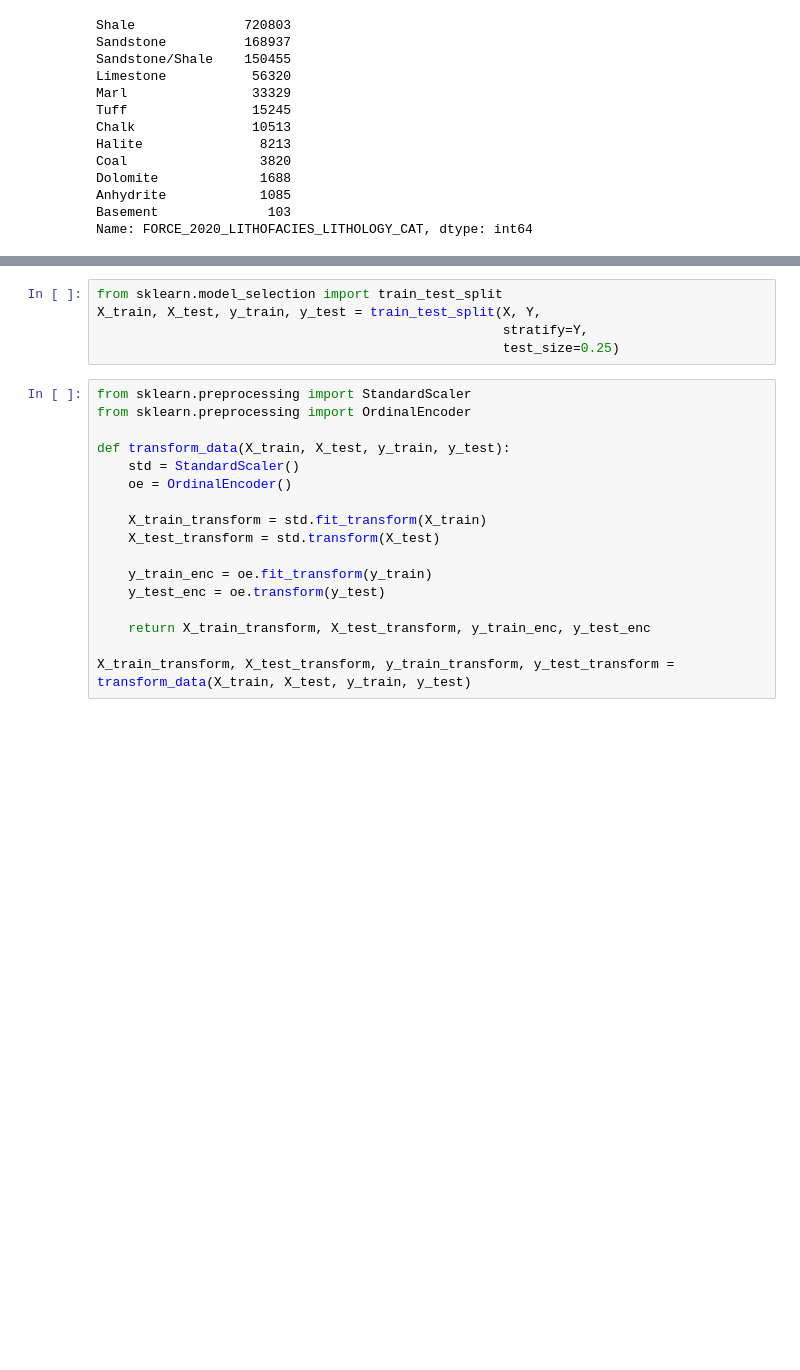
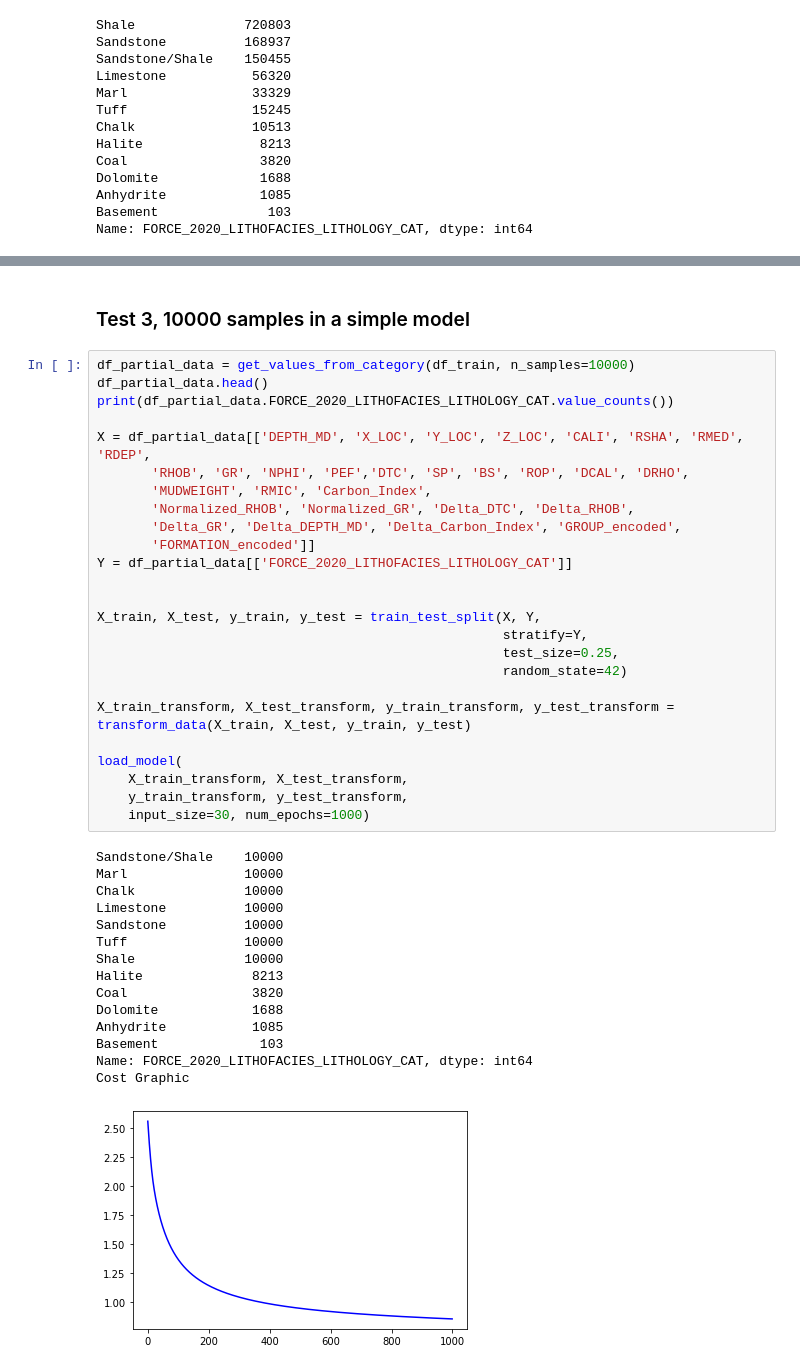
Before and after one commit to leonardoFiedler/neural-network-geoscience, a Jupyter notebook: First_Architecture.ipynb, the cells around one changed output, grey strips where cells are left out. Cells and saved outputs as stored; diff of their text form; blank space fills up the shorter version.

```diff
--- a/First_Architecture.ipynb
+++ b/First_Architecture.ipynb
@@ -128,23 +469,44 @@ Y = df_partial_data[['FORCE_2020_LITHOFACIES_LITHOLOGY_CAT']]
-# %%
-from sklearn.model_selection import train_test_split
-X_train, X_test, y_train, y_test = train_test_split(X, Y,
-                                                    stratify=Y,
-                                                    test_size=0.25)
-# %%
-from sklearn.preprocessing import StandardScaler
-from sklearn.preprocessing import OrdinalEncoder
-
-def transform_data(X_train, X_test, y_train, y_test):
-    std = StandardScaler()
-    oe = OrdinalEncoder()
-
-    X_train_transform = std.fit_transform(X_train)
-    X_test_transform = std.transform(X_test)
-
-    y_train_enc = oe.fit_transform(y_train)
-    y_test_enc = oe.transform(y_test)
-
-    return X_train_transform, X_test_transform, y_train_enc, y_test_enc
-
-X_train_transform, X_test_transform, y_train_transform, y_test_transform = transform_data(X_train, X_test, y_train, y_test)
+# %% [markdown]
+### Test 3, 10000 samples in a simple model
+# %%
+df_partial_data = get_values_from_category(df_train, n_samples=10000)
+df_partial_data.head()
+print(df_partial_data.FORCE_2020_LITHOFACIES_LITHOLOGY_CAT.value_counts())
+
+X = df_partial_data[['DEPTH_MD', 'X_LOC', 'Y_LOC', 'Z_LOC', 'CALI', 'RSHA', 'RMED', 'RDEP',
+       'RHOB', 'GR', 'NPHI', 'PEF','DTC', 'SP', 'BS', 'ROP', 'DCAL', 'DRHO',
+       'MUDWEIGHT', 'RMIC', 'Carbon_Index',
+       'Normalized_RHOB', 'Normalized_GR', 'Delta_DTC', 'Delta_RHOB',
+       'Delta_GR', 'Delta_DEPTH_MD', 'Delta_Carbon_Index', 'GROUP_encoded',
+       'FORMATION_encoded']]
+Y = df_partial_data[['FORCE_2020_LITHOFACIES_LITHOLOGY_CAT']]
+
+
+X_train, X_test, y_train, y_test = train_test_split(X, Y,
+                                                    stratify=Y,
+                                                    test_size=0.25,
+                                                    random_state=42)
+
+X_train_transform, X_test_transform, y_train_transform, y_test_transform = transform_data(X_train, X_test, y_train, y_test)
+
+load_model(
+    X_train_transform, X_test_transform,
+    y_train_transform, y_test_transform,
+    input_size=30, num_epochs=1000)
+# %% [output]
+Sandstone/Shale    10000
+Marl               10000
+Chalk              10000
+Limestone          10000
+Sandstone          10000
+Tuff               10000
+Shale              10000
+Halite              8213
+Coal                3820
+Dolomite            1688
+Anhydrite           1085
+Basement             103
+Name: FORCE_2020_LITHOFACIES_LITHOLOGY_CAT, dtype: int64
+Cost Graphic
+[figure, added]
 # %%
```
Also changed, not shown: parts of 17 cells of this notebook.
